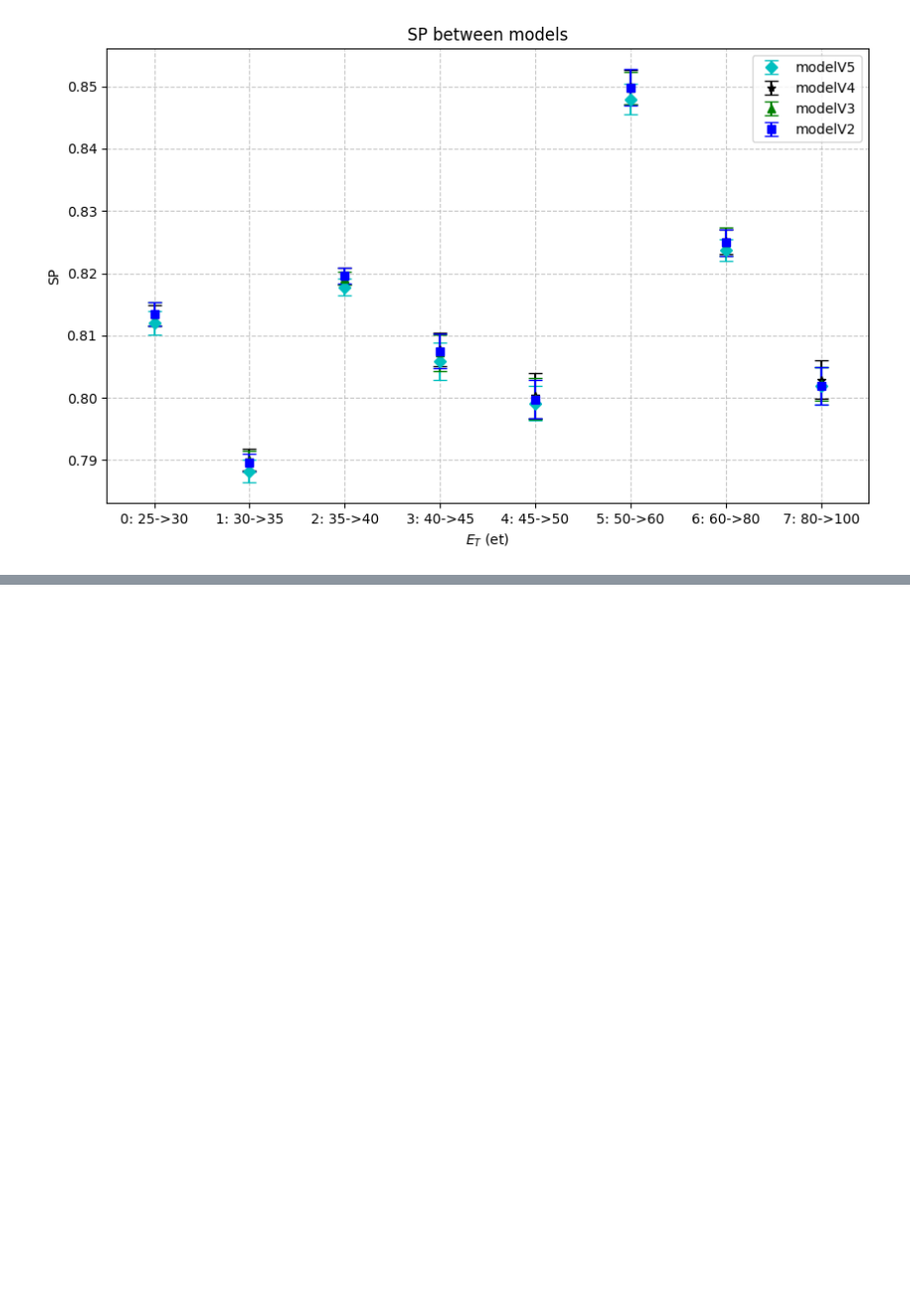
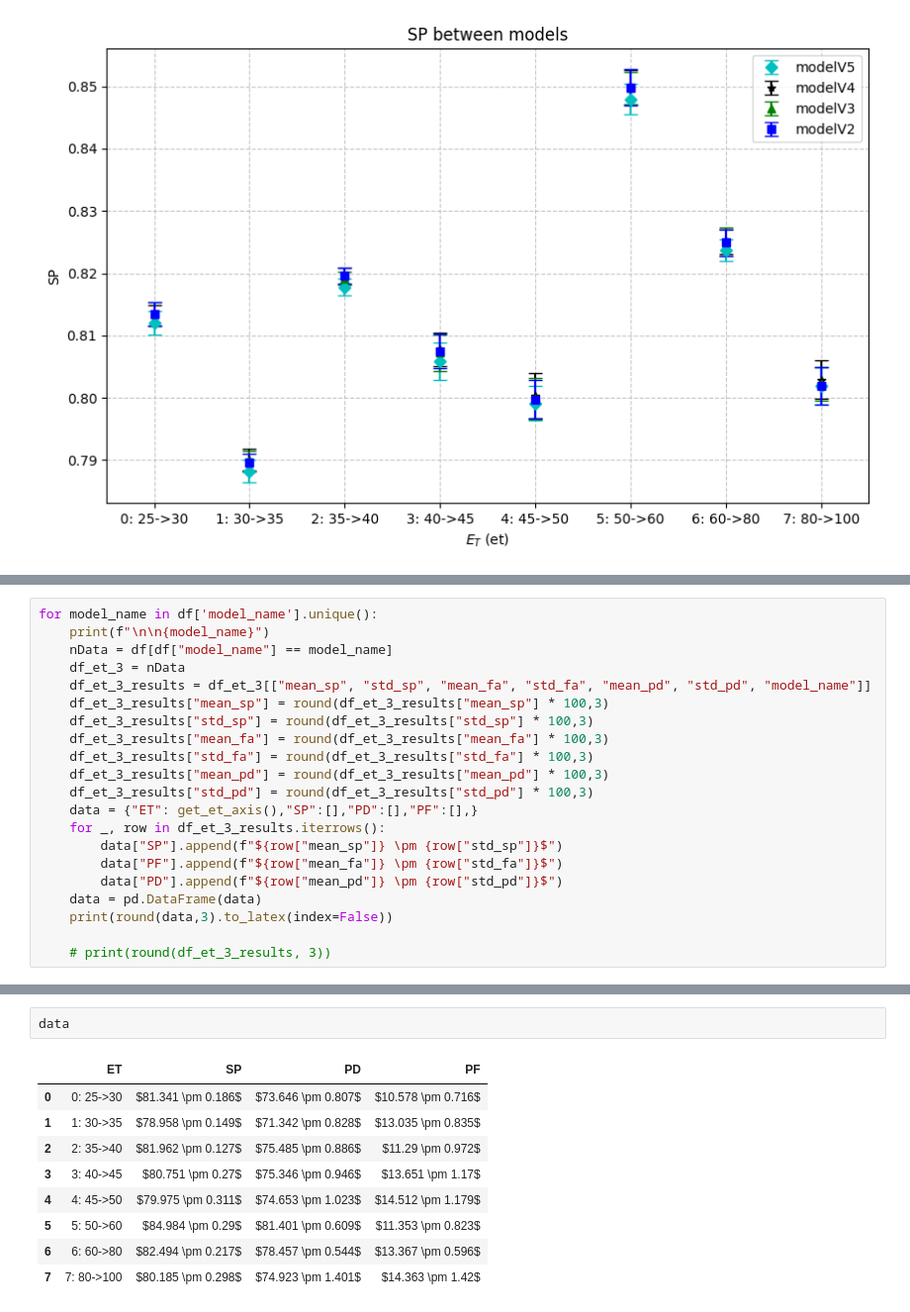
Before and after one commit to Pedrofran682/egamma_master, a Jupyter notebook: notebooks/metrics.ipynb, the cells around one changed output, grey strips where cells are left out. Shown at 99% size. Drawn from its saved outputs; the diff is of its cells as text; blank space fills up the shorter version.

```diff
--- a/notebooks/metrics.ipynb
+++ b/notebooks/metrics.ipynb
@@ -218,0 +259,21 @@ filtered_df_eta
+# %%
+for model_name in df['model_name'].unique():
+    print(f"\n\n{model_name}")
+    nData = df[df["model_name"] == model_name]
+    df_et_3 = nData
+    df_et_3_results = df_et_3[["mean_sp", "std_sp", "mean_fa", "std_fa", "mean_pd", "std_pd", "model_name"]]
+    df_et_3_results["mean_sp"] = round(df_et_3_results["mean_sp"] * 100,3)
+    df_et_3_results["std_sp"] = round(df_et_3_results["std_sp"] * 100,3)
+    df_et_3_results["mean_fa"] = round(df_et_3_results["mean_fa"] * 100,3)
+    df_et_3_results["std_fa"] = round(df_et_3_results["std_fa"] * 100,3)
+    df_et_3_results["mean_pd"] = round(df_et_3_results["mean_pd"] * 100,3)
+    df_et_3_results["std_pd"] = round(df_et_3_results["std_pd"] * 100,3)
+    data = {"ET": get_et_axis(),"SP":[],"PD":[],"PF":[],}
+    for _, row in df_et_3_results.iterrows():
+        data["SP"].append(f"${row["mean_sp"]} \pm {row["std_sp"]}$")
+        data["PF"].append(f"${row["mean_fa"]} \pm {row["std_fa"]}$")
+        data["PD"].append(f"${row["mean_pd"]} \pm {row["std_pd"]}$")
+    data = pd.DataFrame(data)
+    print(round(data,3).to_latex(index=False))
+
+    # print(round(df_et_3_results, 3))
@@ -218,0 +298,12 @@ filtered_df_eta
+# %%
+data
+# %% [output]
+|  | ET | SP | PD | PF |
+| 0 | 0: 25->30 | $81.341 \pm 0.186$ | $73.646 \pm 0.807$ | $10.578 \pm 0.716$ |
+| 1 | 1: 30->35 | $78.958 \pm 0.149$ | $71.342 \pm 0.828$ | $13.035 \pm 0.835$ |
+| 2 | 2: 35->40 | $81.962 \pm 0.127$ | $75.485 \pm 0.886$ | $11.29 \pm 0.972$ |
+| 3 | 3: 40->45 | $80.751 \pm 0.27$ | $75.346 \pm 0.946$ | $13.651 \pm 1.17$ |
+| 4 | 4: 45->50 | $79.975 \pm 0.311$ | $74.653 \pm 1.023$ | $14.512 \pm 1.179$ |
+| 5 | 5: 50->60 | $84.984 \pm 0.29$ | $81.401 \pm 0.609$ | $11.353 \pm 0.823$ |
+| 6 | 6: 60->80 | $82.494 \pm 0.217$ | $78.457 \pm 0.544$ | $13.367 \pm 0.596$ |
+| 7 | 7: 80->100 | $80.185 \pm 0.298$ | $74.923 \pm 1.401$ | $14.363 \pm 1.42$ |
```
Also changed, not shown: parts of 4 cells of this notebook, 6 other files.
